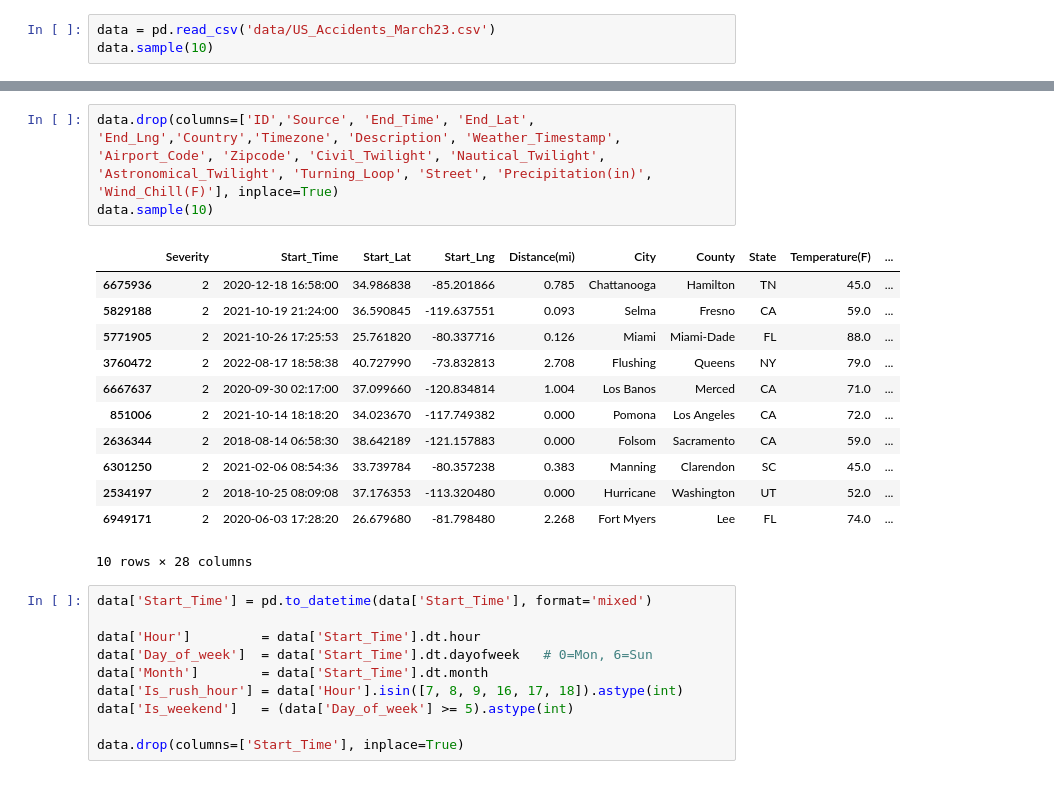
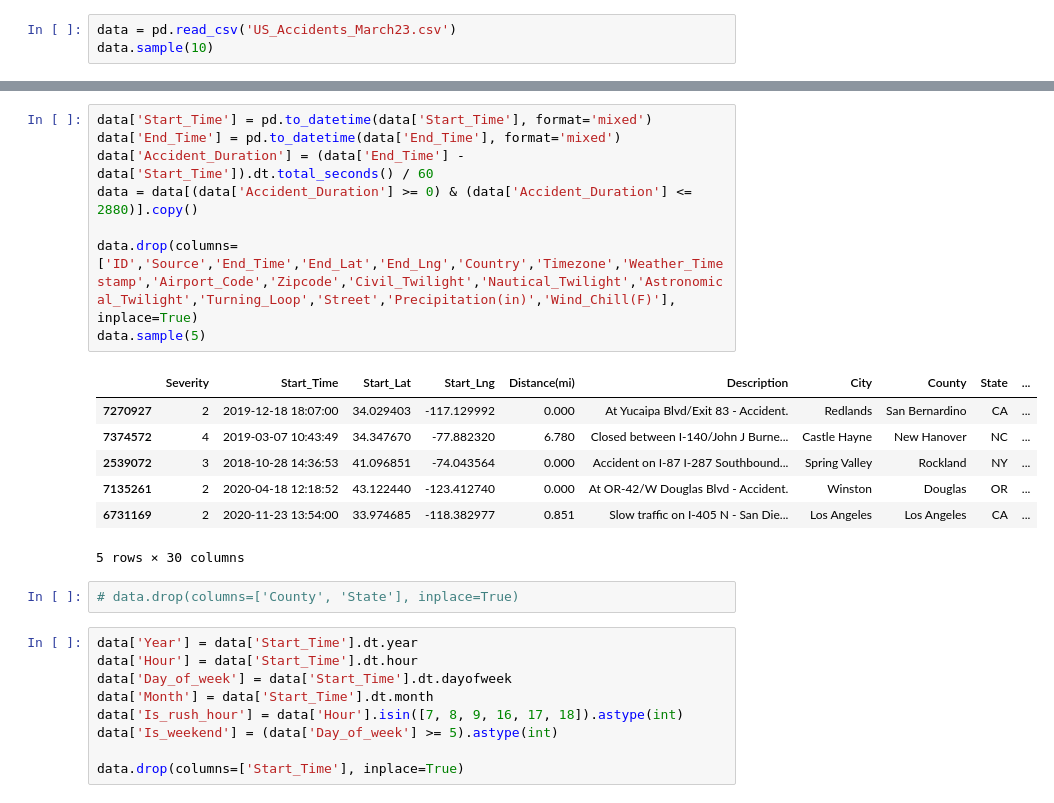
Before and after one commit to georgibozhinoski/US-Accidents-2016---2023---Big-Data-Preprocessing, a Jupyter notebook: US-Accidents-2016---2023---Big-Data-Preprocessing.ipynb, the cells around one changed output, grey strips where cells are left out. Cells and saved outputs as stored; diff of their text form.

```diff
--- a/US-Accidents-2016---2023---Big-Data-Preprocessing.ipynb
+++ b/US-Accidents-2016---2023---Big-Data-Preprocessing.ipynb
@@ -26,5 +23,5 @@ from sklearn.impute import SimpleImputer, KNNImputer
 # %%
-data = pd.read_csv('data/US_Accidents_March23.csv')
+data = pd.read_csv('US_Accidents_March23.csv')
 data.sample(10)
 # %% [output]
 |  | ID | Source | Severity | Start_Time | End_Time | Start_Lat | Start_Lng | End_Lat | End_Lng | ... |
@@ -73,26 +70,27 @@ plt.show()
 # %%
-data.drop(columns=['ID','Source', 'End_Time', 'End_Lat', 'End_Lng','Country','Timezone', 'Description', 'Weather_Timestamp', 'Airport_Code', 'Zipcode', 'Civil_Twilight', 'Nautical_Twilight', 'Astronomical_Twilight', 'Turning_Loop', 'Street', 'Precipitation(in)', 'Wind_Chill(F)'], inplace=True)
-data.sample(10)
+data['Start_Time'] = pd.to_datetime(data['Start_Time'], format='mixed')
+data['End_Time'] = pd.to_datetime(data['End_Time'], format='mixed')
+data['Accident_Duration'] = (data['End_Time'] - data['Start_Time']).dt.total_seconds() / 60
+data = data[(data['Accident_Duration'] >= 0) & (data['Accident_Duration'] <= 2880)].copy()
+
+data.drop(columns=['ID','Source','End_Time','End_Lat','End_Lng','Country','Timezone','Weather_Timestamp','Airport_Code','Zipcode','Civil_Twilight','Nautical_Twilight','Astronomical_Twilight','Turning_Loop','Street','Precipitation(in)','Wind_Chill(F)'], inplace=True)
+data.sample(5)
 # %% [output]
-|  | Severity | Start_Time | Start_Lat | Start_Lng | Distance(mi) | City | County | State | Temperature(F) | ... |
-| 6675936 | 2 | 2020-12-18 16:58:00 | 34.986838 | -85.201866 | 0.785 | Chattanooga | Hamilton | TN | 45.0 | ... |
-| 5829188 | 2 | 2021-10-19 21:24:00 | 36.590845 | -119.637551 | 0.093 | Selma | Fresno | CA | 59.0 | ... |
-| 5771905 | 2 | 2021-10-26 17:25:53 | 25.761820 | -80.337716 | 0.126 | Miami | Miami-Dade | FL | 88.0 | ... |
-| 3760472 | 2 | 2022-08-17 18:58:38 | 40.727990 | -73.832813 | 2.708 | Flushing | Queens | NY | 79.0 | ... |
-| 6667637 | 2 | 2020-09-30 02:17:00 | 37.099660 | -120.834814 | 1.004 | Los Banos | Merced | CA | 71.0 | ... |
-| 851006 | 2 | 2021-10-14 18:18:20 | 34.023670 | -117.749382 | 0.000 | Pomona | Los Angeles | CA | 72.0 | ... |
-| 2636344 | 2 | 2018-08-14 06:58:30 | 38.642189 | -121.157883 | 0.000 | Folsom | Sacramento | CA | 59.0 | ... |
-| 6301250 | 2 | 2021-02-06 08:54:36 | 33.739784 | -80.357238 | 0.383 | Manning | Clarendon | SC | 45.0 | ... |
-| 2534197 | 2 | 2018-10-25 08:09:08 | 37.176353 | -113.320480 | 0.000 | Hurricane | Washington | UT | 52.0 | ... |
-| 6949171 | 2 | 2020-06-03 17:28:20 | 26.679680 | -81.798480 | 2.268 | Fort Myers | Lee | FL | 74.0 | ... |
+|  | Severity | Start_Time | Start_Lat | Start_Lng | Distance(mi) | Description | City | County | State | ... |
+| 7270927 | 2 | 2019-12-18 18:07:00 | 34.029403 | -117.129992 | 0.000 | At Yucaipa Blvd/Exit 83 - Accident. | Redlands | San Bernardino | CA | ... |
+| 7374572 | 4 | 2019-03-07 10:43:49 | 34.347670 | -77.882320 | 6.780 | Closed between I-140/John J Burne... | Castle Hayne | New Hanover | NC | ... |
+| 2539072 | 3 | 2018-10-28 14:36:53 | 41.096851 | -74.043564 | 0.000 | Accident on I-87 I-287 Southbound... | Spring Valley | Rockland | NY | ... |
+| 7135261 | 2 | 2020-04-18 12:18:52 | 43.122440 | -123.412740 | 0.000 | At OR-42/W Douglas Blvd - Accident. | Winston | Douglas | OR | ... |
+| 6731169 | 2 | 2020-11-23 13:54:00 | 33.974685 | -118.382977 | 0.851 | Slow traffic on I-405 N - San Die... | Los Angeles | Los Angeles | CA | ... |
-10 rows × 28 columns
+5 rows × 30 columns
+# %%
+# data.drop(columns=['County', 'State'], inplace=True)
 # %%
-data['Start_Time'] = pd.to_datetime(data['Start_Time'], format='mixed')
-
-data['Hour']         = data['Start_Time'].dt.hour
-data['Day_of_week']  = data['Start_Time'].dt.dayofweek   # 0=Mon, 6=Sun
-data['Month']        = data['Start_Time'].dt.month
+data['Year'] = data['Start_Time'].dt.year
+data['Hour'] = data['Start_Time'].dt.hour
+data['Day_of_week'] = data['Start_Time'].dt.dayofweek
+data['Month'] = data['Start_Time'].dt.month
 data['Is_rush_hour'] = data['Hour'].isin([7, 8, 9, 16, 17, 18]).astype(int)
-data['Is_weekend']   = (data['Day_of_week'] >= 5).astype(int)
+data['Is_weekend'] = (data['Day_of_week'] >= 5).astype(int)
 
 data.drop(columns=['Start_Time'], inplace=True)
```
Also changed, not shown: parts of 21 cells of this notebook, 1 other file.
